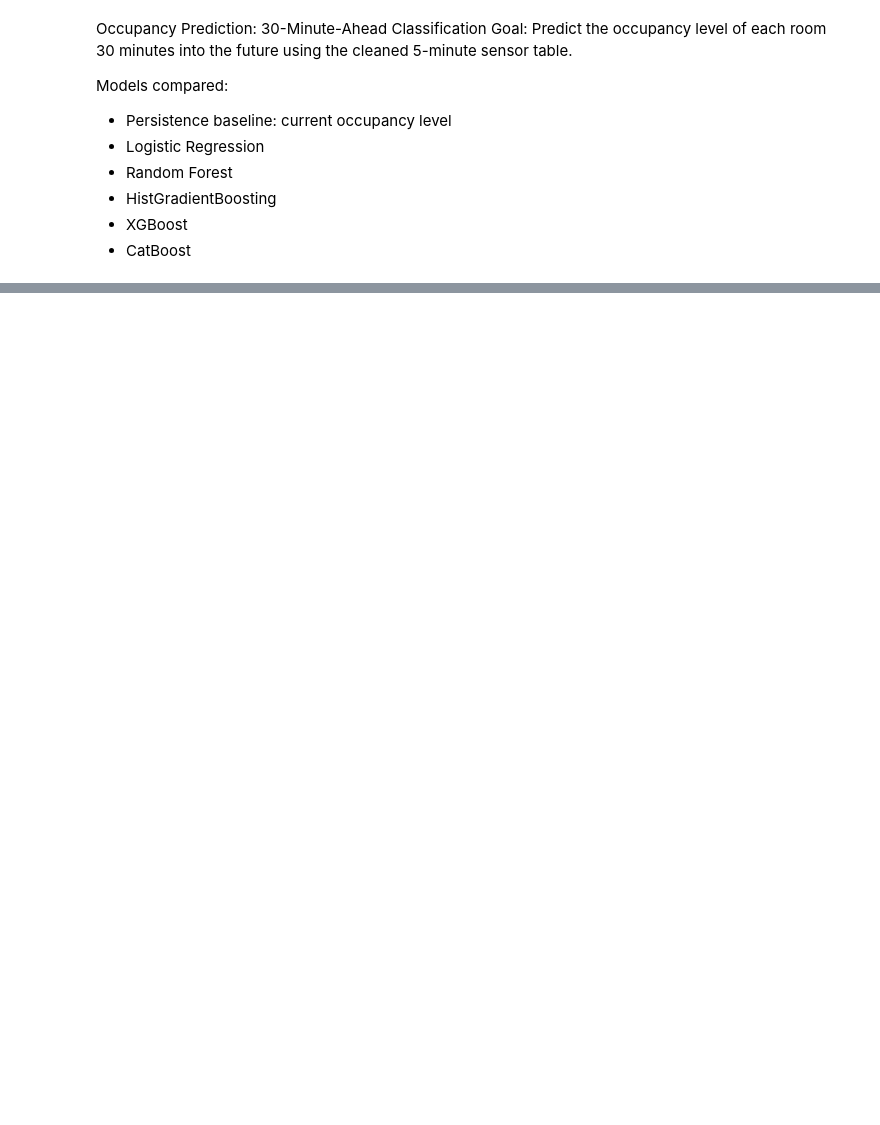
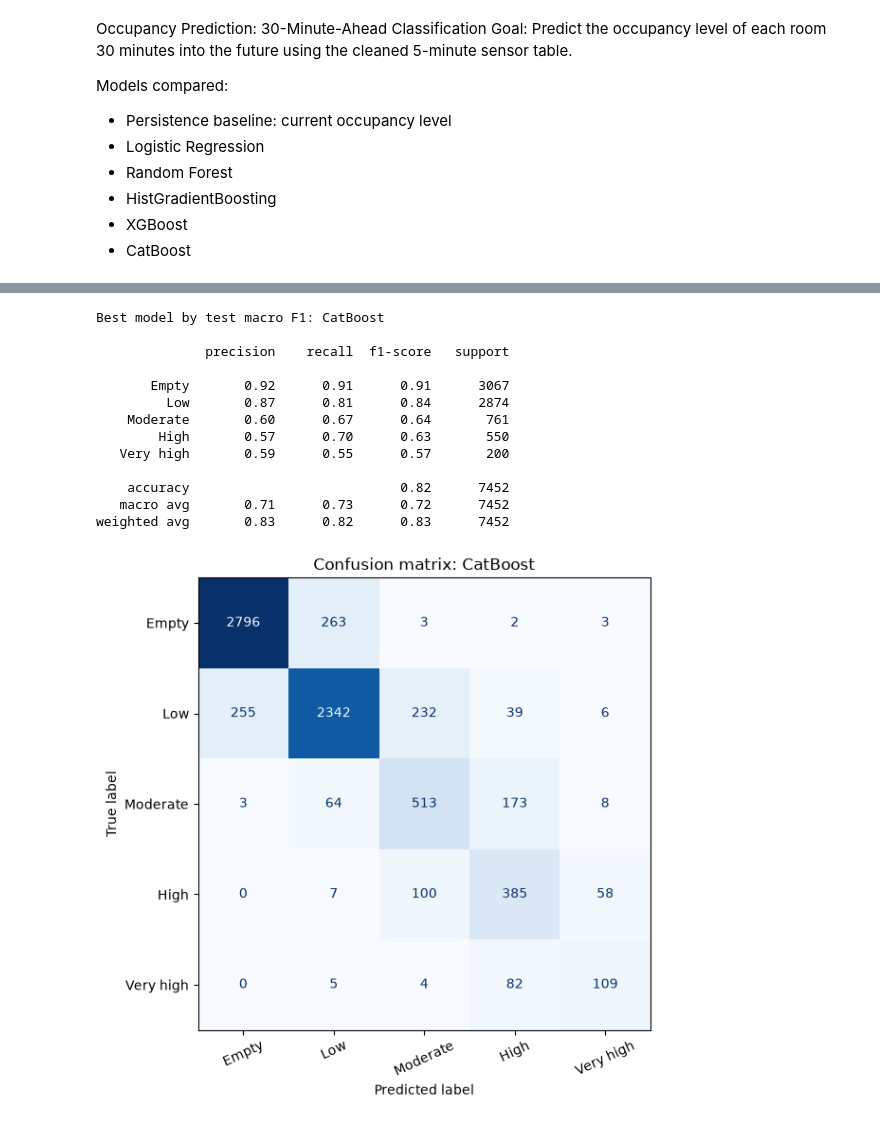
Before and after one commit to SimrahRuqiya/adaptive-district-backbone, a Jupyter notebook: notebooks/04_single_step_pred.ipynb, the cells around one changed output, grey strips where cells are left out. Saved outputs shown, nothing was run; the diff lists cells and outputs as text; code cells hidden in the pictures; blank space fills up the shorter version.

```diff
--- a/notebooks/04_single_step_pred.ipynb
+++ b/notebooks/04_single_step_pred.ipynb
@@ -41,0 +370,47 @@ ModuleNotFoundError: No module named 'numpy'
+# %%
+ml_results = results_df[results_df["Model"] != "Persistence baseline"]
+if ml_results.empty:
+    raise RuntimeError("No ML models were trained.")
+best_name = ml_results.iloc[0]["Model"]
+best_pred = model_predictions[best_name]
+
+print("Best model by test macro F1:", best_name)
+print()
+print(classification_report(
+    y_test,
+    best_pred,
+    labels=CLASS_LABELS,
+    target_names=CLASS_NAMES,
+    zero_division=0
+))
+
+cm = confusion_matrix(y_test, best_pred, labels=CLASS_LABELS)
+disp = ConfusionMatrixDisplay(confusion_matrix=cm, display_labels=CLASS_NAMES)
+fig, ax = plt.subplots(figsize=(7, 6))
+disp.plot(ax=ax, cmap="Blues", values_format="d", colorbar=False)
+ax.set_title(f"Confusion matrix: {best_name}")
+plt.xticks(rotation=25)
+plt.tight_layout()
+plt.show()
+
+# Prepare test predictions for export
+test_rows = X_test.copy()
+
+test_rows["actual_class"] = y_test
+test_rows["predicted_class"] = best_pred
+test_rows["model"] = best_name
+# %% [output]
+Best model by test macro F1: CatBoost
+
+              precision    recall  f1-score   support
+
+       Empty       0.92      0.91      0.91      3067
+         Low       0.87      0.81      0.84      2874
+    Moderate       0.60      0.67      0.64       761
+        High       0.57      0.70      0.63       550
+   Very high       0.59      0.55      0.57       200
+
+    accuracy                           0.82      7452
+   macro avg       0.71      0.73      0.72      7452
+weighted avg       0.83      0.82      0.83      7452
+[figure, added]
```
Also changed, not shown: parts of 14 cells of this notebook.
